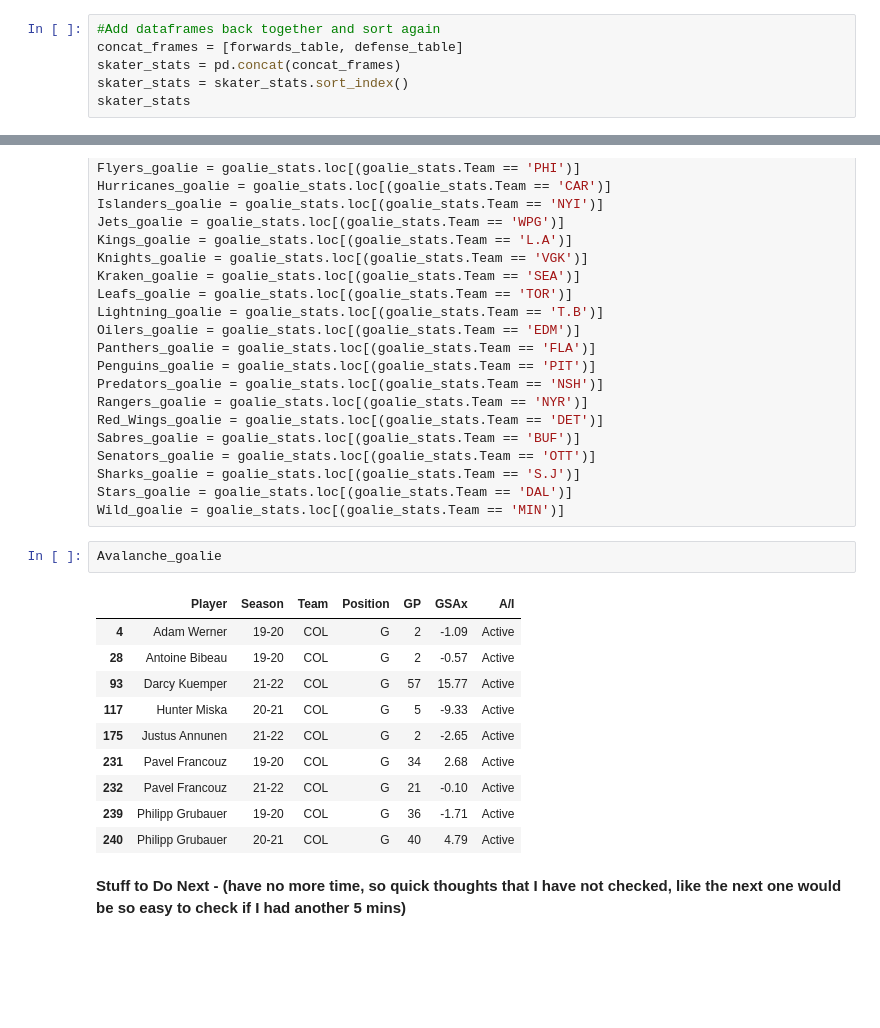
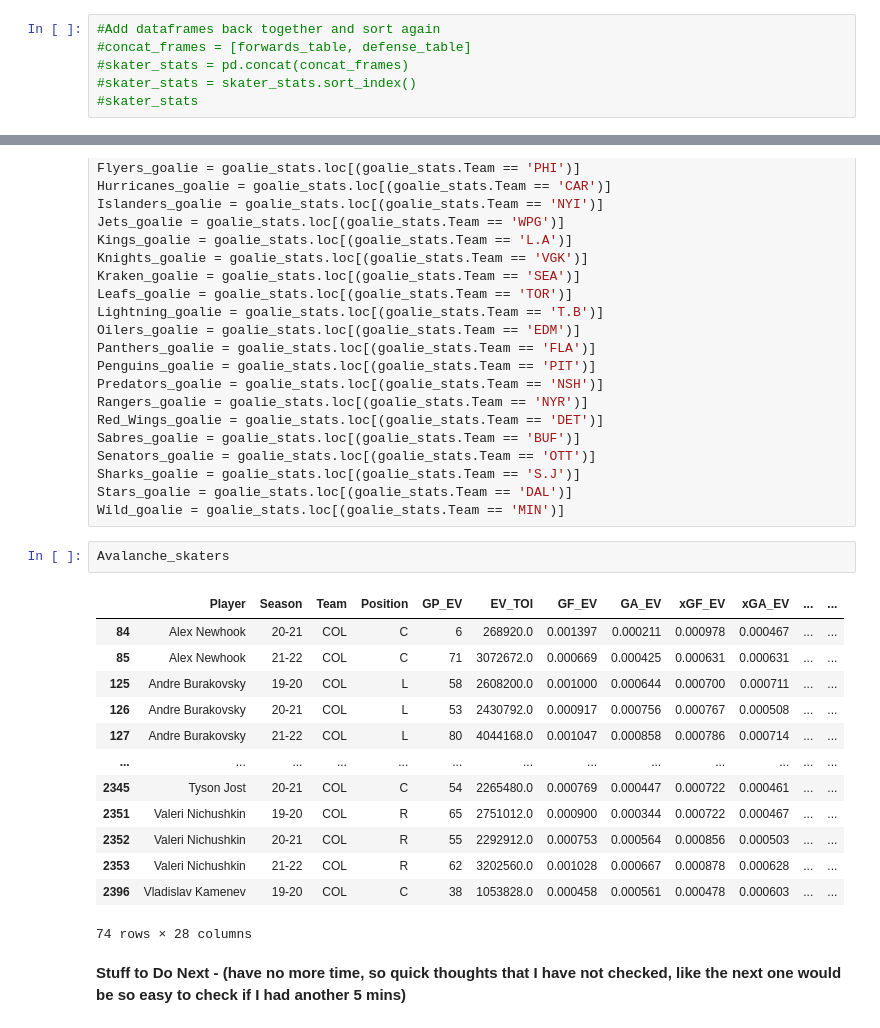
Before and after one commit to danmartin25/Hockey_Model, a Jupyter notebook: Hockey Model Mark I.ipynb, the cells around one changed output, grey strips where cells are left out. Saved outputs shown, nothing was run; the diff lists cells and outputs as text; blank space fills up the shorter version.

```diff
--- a/Hockey Model Mark I.ipynb
+++ b/Hockey Model Mark I.ipynb
@@ -599,6 +212,6 @@ defense_table
 # %%
 #Add dataframes back together and sort again
-concat_frames = [forwards_table, defense_table]
-skater_stats = pd.concat(concat_frames)
-skater_stats = skater_stats.sort_index()
-skater_stats
+#concat_frames = [forwards_table, defense_table]
+#skater_stats = pd.concat(concat_frames)
+#skater_stats = skater_stats.sort_index()
+#skater_stats
@@ -766,19 +396,22 @@ Senators_goalie = goalie_stats.loc[(goalie_stats.Team == 'OTT')]
 Sharks_goalie = goalie_stats.loc[(goalie_stats.Team == 'S.J')]
 Stars_goalie = goalie_stats.loc[(goalie_stats.Team == 'DAL')]
 Wild_goalie = goalie_stats.loc[(goalie_stats.Team == 'MIN')]
-# %%
-Avalanche_goalie
-# %% [output]
-|  | Player | Season | Team | Position | GP | GSAx | A/I |
-| 4 | Adam Werner | 19-20 | COL | G | 2 | -1.09 | Active |
-| 28 | Antoine Bibeau | 19-20 | COL | G | 2 | -0.57 | Active |
-| 93 | Darcy Kuemper | 21-22 | COL | G | 57 | 15.77 | Active |
-| 117 | Hunter Miska | 20-21 | COL | G | 5 | -9.33 | Active |
-| 175 | Justus Annunen | 21-22 | COL | G | 2 | -2.65 | Active |
-| 231 | Pavel Francouz | 19-20 | COL | G | 34 | 2.68 | Active |
-| 232 | Pavel Francouz | 21-22 | COL | G | 21 | -0.10 | Active |
-| 239 | Philipp Grubauer | 19-20 | COL | G | 36 | -1.71 | Active |
-| 240 | Philipp Grubauer | 20-21 | COL | G | 40 | 4.79 | Active |
+# %%
+Avalanche_skaters
+# %% [output]
+|  | Player | Season | Team | Position | GP_EV | EV_TOI | GF_EV | GA_EV | xGF_EV | xGA_EV | ... | ... |
+| 84 | Alex Newhook | 20-21 | COL | C | 6 | 268920.0 | 0.001397 | 0.000211 | 0.000978 | 0.000467 | ... | ... |
+| 85 | Alex Newhook | 21-22 | COL | C | 71 | 3072672.0 | 0.000669 | 0.000425 | 0.000631 | 0.000631 | ... | ... |
+| 125 | Andre Burakovsky | 19-20 | COL | L | 58 | 2608200.0 | 0.001000 | 0.000644 | 0.000700 | 0.000711 | ... | ... |
+| 126 | Andre Burakovsky | 20-21 | COL | L | 53 | 2430792.0 | 0.000917 | 0.000756 | 0.000767 | 0.000508 | ... | ... |
+| 127 | Andre Burakovsky | 21-22 | COL | L | 80 | 4044168.0 | 0.001047 | 0.000858 | 0.000786 | 0.000714 | ... | ... |
+| ... | ... | ... | ... | ... | ... | ... | ... | ... | ... | ... | ... | ... |
+| 2345 | Tyson Jost | 20-21 | COL | C | 54 | 2265480.0 | 0.000769 | 0.000447 | 0.000722 | 0.000461 | ... | ... |
+| 2351 | Valeri Nichushkin | 19-20 | COL | R | 65 | 2751012.0 | 0.000900 | 0.000344 | 0.000722 | 0.000467 | ... | ... |
+| 2352 | Valeri Nichushkin | 20-21 | COL | R | 55 | 2292912.0 | 0.000753 | 0.000564 | 0.000856 | 0.000503 | ... | ... |
+| 2353 | Valeri Nichushkin | 21-22 | COL | R | 62 | 3202560.0 | 0.001028 | 0.000667 | 0.000878 | 0.000628 | ... | ... |
+| 2396 | Vladislav Kamenev | 19-20 | COL | C | 38 | 1053828.0 | 0.000458 | 0.000561 | 0.000478 | 0.000603 | ... | ... |
+74 rows × 28 columns
 # %% [markdown]
 **Stuff to Do Next - (have no more time, so quick thoughts that I have not checked, like the next one would be so easy to check if I had another 5 mins)**
 # %%
```
Also changed, not shown: parts of 61 cells of this notebook.
